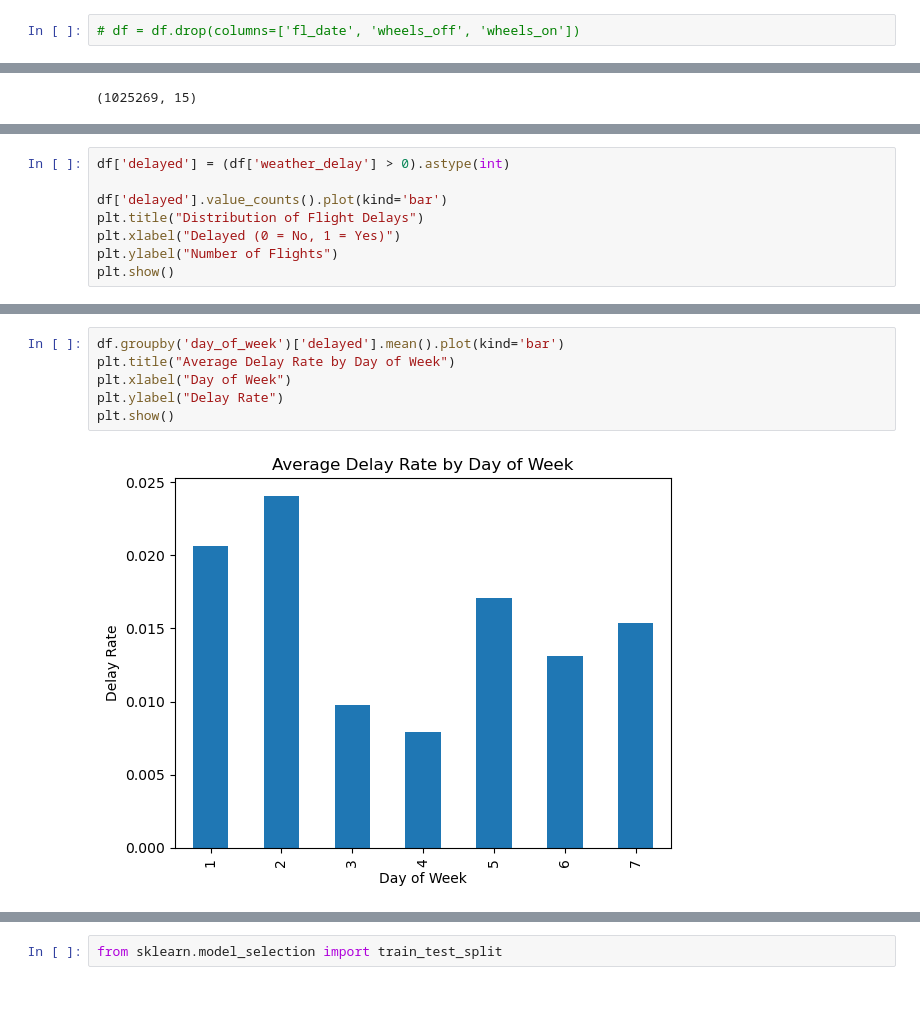
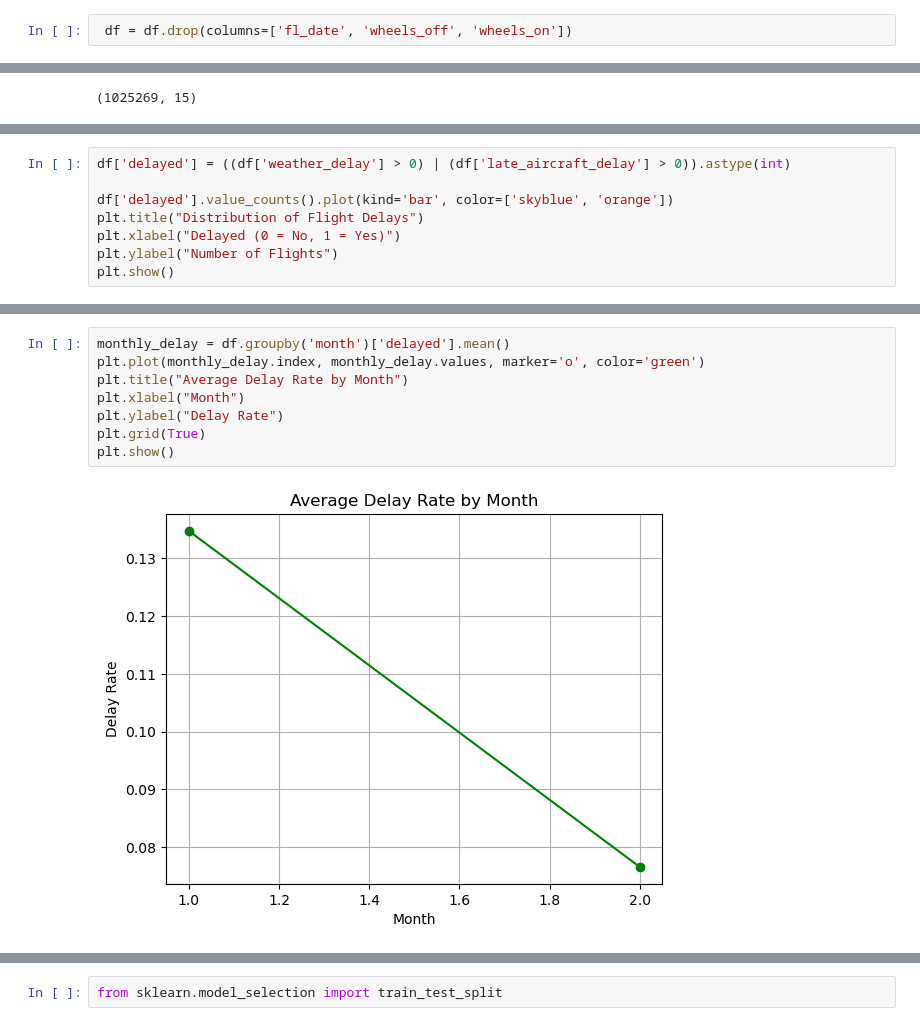
Before and after one commit to Nicholas0614/Flight_Predict, a Jupyter notebook: Untitled.ipynb, the cells around one changed output, grey strips where cells are left out. Cells and saved outputs as stored; diff of their text form; blank space fills up the shorter version.

```diff
--- a/Untitled.ipynb
+++ b/Untitled.ipynb
@@ -41,7 +41,7 @@ weather_delay              0
 late_aircraft_delay        0
 dtype: int64
 # %%
-# df = df.drop(columns=['fl_date', 'wheels_off', 'wheels_on'])
+ df = df.drop(columns=['fl_date', 'wheels_off', 'wheels_on'])
 # %%
 df = df[df['cancelled'] == 0]
 num_cols = ['dep_time', 'taxi_out', 'air_time', 'taxi_in']
@@ -104,7 +106,7 @@ df.describe()
 # %%
-df['delayed'] = (df['weather_delay'] > 0).astype(int)
+df['delayed'] = ((df['weather_delay'] > 0) | (df['late_aircraft_delay'] > 0)).astype(int)
 
-df['delayed'].value_counts().plot(kind='bar')
+df['delayed'].value_counts().plot(kind='bar', color=['skyblue', 'orange'])
 plt.title("Distribution of Flight Delays")
 plt.xlabel("Delayed (0 = No, 1 = Yes)")
 plt.ylabel("Number of Flights")
@@ -122,9 +128,11 @@ plt.show()
 # %%
-df.groupby('day_of_week')['delayed'].mean().plot(kind='bar')
-plt.title("Average Delay Rate by Day of Week")
-plt.xlabel("Day of Week")
+monthly_delay = df.groupby('month')['delayed'].mean()
+plt.plot(monthly_delay.index, monthly_delay.values, marker='o', color='green')
+plt.title("Average Delay Rate by Month")
+plt.xlabel("Month")
 plt.ylabel("Delay Rate")
+plt.grid(True)
 plt.show()
 # %% [output]
-[figure, old version]
+[figure, new version]
 # %%
```
Also changed, not shown: parts of 13 cells of this notebook, 2 other files.
